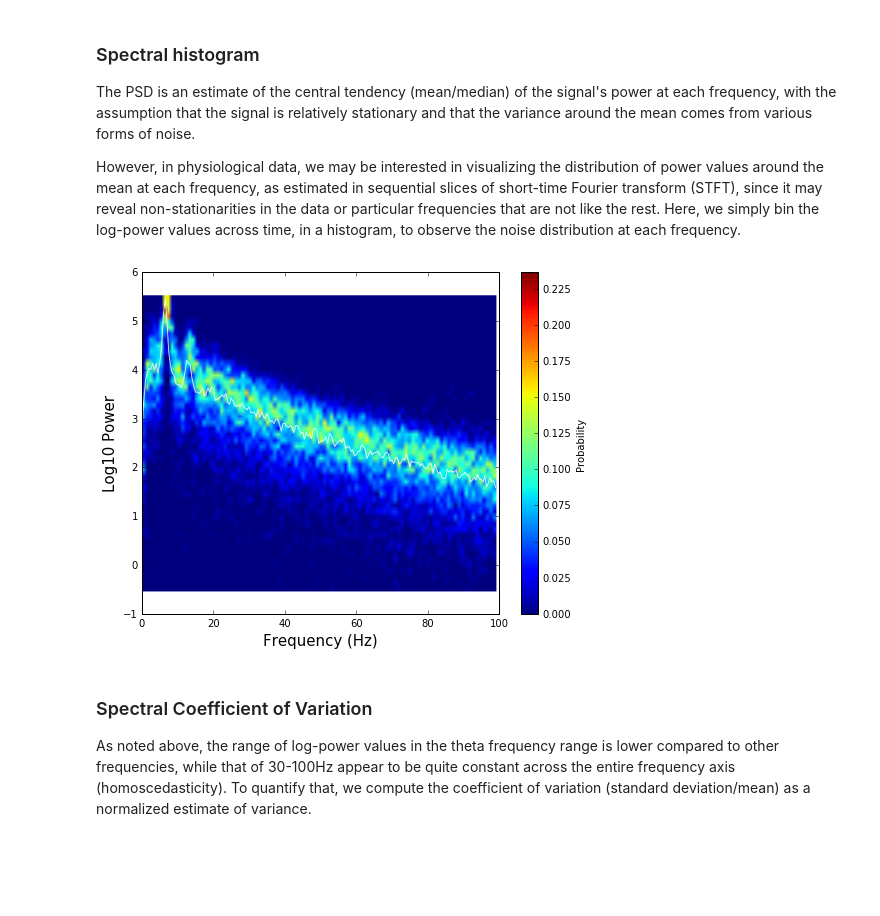
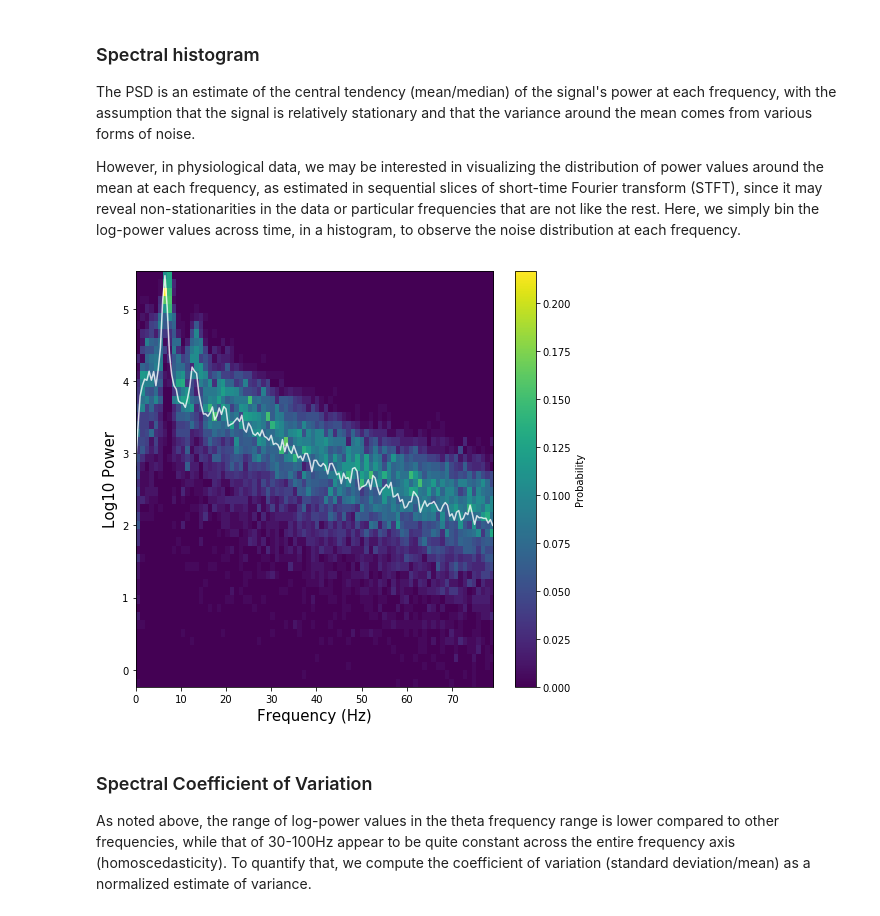
Before and after one commit to neurodsp-tools/neurodsp, a Jupyter notebook: tutorials/Spectral domain analysis.ipynb, the cells around one changed output. Drawn from its saved outputs; the diff is of its cells as text; code cells hidden in the pictures; blank space fills up the shorter version.

```diff
--- a/tutorials/Spectral domain analysis.ipynb
+++ b/tutorials/Spectral domain analysis.ipynb
@@ -61,6 +61,3 @@ Notice in the above PSDs that there is a region of linear decrease when plotted
 See for example: Voytek et al., JNeuro, 2015; Podvalny et al., JNeurophysiol, 2015; Gao et al., NeuroImage, 2017; Lombardi et al., Chaos, 2017
 
 Here, we can fit the 1/f slope between any two frequencies while excluding a number of frequency ranges within that fit region, and we can plot the PSD and line to visually evaluate goodness of fit.
-# %%
-slope, offset= spectral.fit_slope(freq_med[1:200], P_med[1:200], (30., 100.), fit_excl=[(55., 65.)], method='ols', plot_fit=True)
-print('Slope:', slope, '& Offset:', offset)
@@ -73,13 +74,13 @@ The PSD is an estimate of the central tendency (mean/median) of the signal's pow
 
 However, in physiological data, we may be interested in visualizing the distribution of power values around the mean at each frequency, as estimated in sequential slices of short-time Fourier transform (STFT), since it may reveal non-stationarities in the data or particular frequencies that are not like the rest. Here, we simply bin the log-power values across time, in a histogram, to observe the noise distribution at each frequency.
 # %%
-f, bins, spect_hist = spectral.spectral_hist(x, fs, nbins=50, flim=(0,100), cutpct=(0.1,99.9))
-spectral.plot_spectral_hist(f, bins, spect_hist, freq_med, P_med)
+f, bins, spect_hist = spectral.spectral_hist(x, fs, nbins=50, flim=(0,80), cutpct=(0.1,99.9))
+plts.plot_spectral_hist(f, bins, spect_hist, freq_med, P_med)
 
 # Notice in the below plot that not only is theta power higher overall (shifted up),
 #    it also has lower variance around its mean.
 # %% [output]
-[figure, old version]
+[figure, new version]
 # %% [markdown]
 ### Spectral Coefficient of Variation
 As noted above, the range of log-power values in the theta frequency range is lower compared to other frequencies, while that of 30-100Hz appear to be quite constant across the entire frequency axis (homoscedasticity). To quantify that, we compute the coefficient of variation (standard deviation/mean) as a normalized estimate of variance.
```
Also changed, not shown: parts of 10 cells of this notebook.
